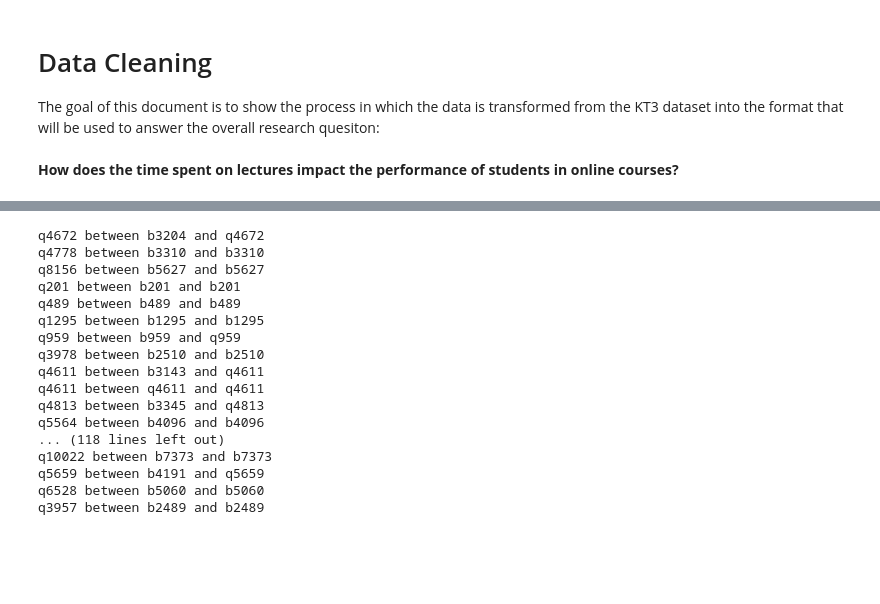
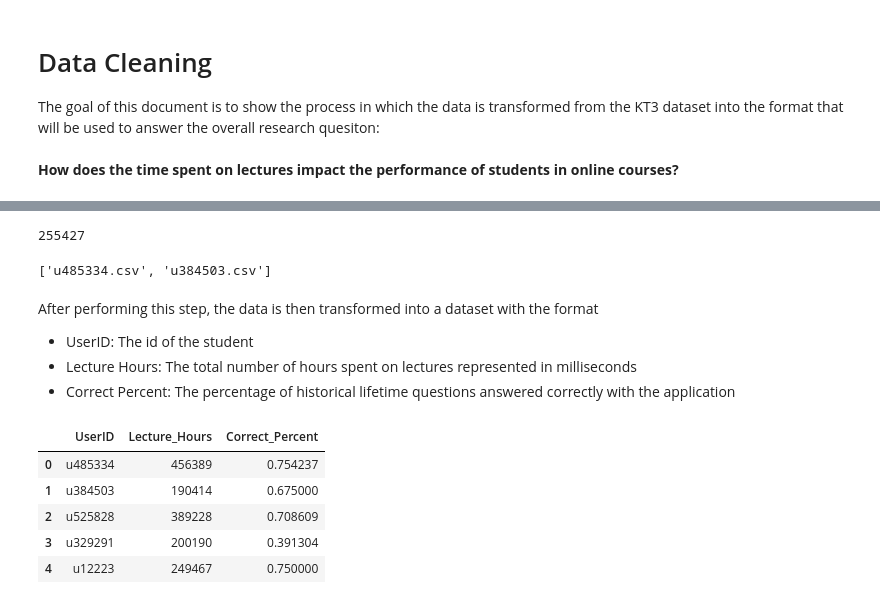
Before and after one commit to ben451P/stat207_JS_Project, a Jupyter notebook: report/data_cleaning.ipynb, the cells around one changed output, grey strips where cells are left out. Cells and saved outputs as stored; diff of their text form; code cells hidden in the pictures; blank space fills up the shorter version.

```diff
--- a/report/data_cleaning.ipynb
+++ b/report/data_cleaning.ipynb
@@ -34 +90,35 @@ for file_name in random.sample(os.listdir(DATASET_PATH),10):
+# %%
+included_data = []
+num_removed = 0
+for file_name in os.listdir(DATASET_PATH):
+    file_path = os.path.join(DATASET_PATH,file_name)
+    with open(file_path,"r") as file:
+        reader = csv.reader(file)
+        #to skip file header
+        next(reader)
+
+        conditions = {"lectures":0,"questions":0}
+        for line in reader:
+            if line[2]:
+                if line[2][0] == "l":
+                    conditions["lectures"] = 1
+                elif line[2][0] == "q":
+                    conditions["questions"] = 1
+
+        if all(conditions.values()):
+            included_data.append(file_name)
+        else:num_removed += 1
+
+num_removed
+# %% [output]
+255427
+# %%
+included_data[:2]
+# %% [output]
+['u485334.csv', 'u384503.csv']
+# %% [markdown]
+After performing this step, the data is then transformed into a dataset with the format
+- UserID: The id of the student
+- Lecture Hours: The total number of hours spent on lectures represented in milliseconds
+- Correct Percent: The percentage of historical lifetime questions answered correctly with the application
 # %%
@@ -51,21 +174,0 @@ def clean_data():
-# %%
-if not os.path.exists(CLEAN_DATASET_CSV_PATH):
-    clean_data()
-# %% [output]
-q4672 between b3204 and q4672
-q4778 between b3310 and b3310
-q8156 between b5627 and b5627
-q201 between b201 and b201
-q489 between b489 and b489
-q1295 between b1295 and b1295
-q959 between b959 and q959
-q3978 between b2510 and b2510
-q4611 between b3143 and q4611
-q4611 between q4611 and q4611
-q4813 between b3345 and q4813
-q5564 between b4096 and b4096
-... (118 lines left out)
-q10022 between b7373 and b7373
-q5659 between b4191 and q5659
-q6528 between b5060 and b5060
-q3957 between b2489 and b2489
@@ -71,0 +178,9 @@ q3957 between b2489 and b2489
+# %%
+df.head(5)
+# %% [output]
+|  | UserID | Lecture_Hours | Correct_Percent |
+| 0 | u485334 | 456389 | 0.754237 |
+| 1 | u384503 | 190414 | 0.675000 |
+| 2 | u525828 | 389228 | 0.708609 |
+| 3 | u329291 | 200190 | 0.391304 |
+| 4 | u12223 | 249467 | 0.750000 |
```
Also changed, not shown: parts of 10 cells of this notebook.
